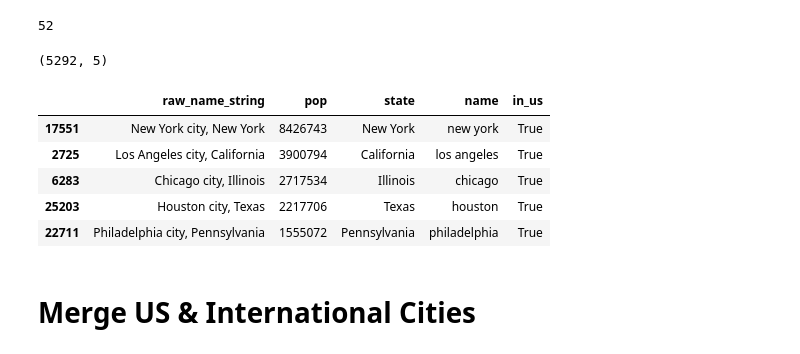
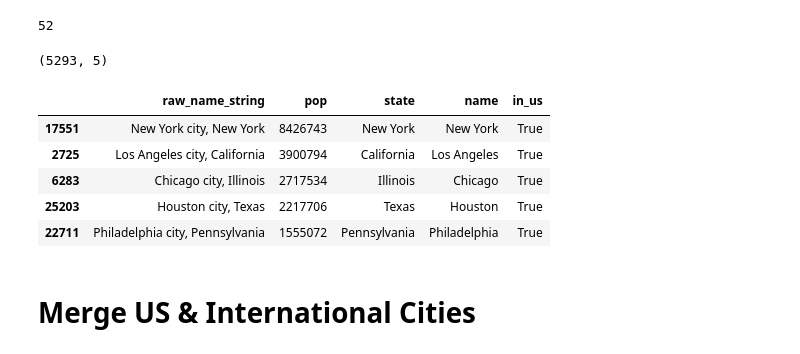
Before and after one commit to danieljsmarda/BodyTweets, a Jupyter notebook: tweets_code/geolocation.ipynb, the cells around one changed output. Drawn from its saved outputs; the diff is of its cells as text; code cells hidden in the pictures.

```diff
--- a/tweets_code/geolocation.ipynb
+++ b/tweets_code/geolocation.ipynb
@@ -123,25 +125,26 @@ len(us_cities_df['state'].unique())
 # %%
 # Load data and apply operations
 us_cities_df = pd.read_csv('../public_data/usacscities.csv', skiprows=1,
                           usecols=['Geographic Area Name', 'Estimate!!Total'])\
                            .set_axis(['raw_name_string', 'pop'], axis=1)
 us_cities_df = us_cities_df[us_cities_df['pop'] >= 5000] # Filter by population
 us_cities_df['state'] = us_cities_df['raw_name_string'].apply(extract_state)
 us_cities_df['name'] = us_cities_df.apply(tokenize_cityname, axis=1)\
-    .str.lower().str.replace('city', '')
+    .str.replace('City','')
+    #.str.lower().str.replace('city', '')
 us_cities_df = us_cities_df.sort_values('pop', ascending=False)\
                            .drop_duplicates(subset=['name'], keep='first')
 us_cities_df['in_us'] = True
 print(us_cities_df.shape)
 us_cities_df.head()
 # %% [output]
-(5292, 5)
+(5293, 5)
 |  | raw_name_string | pop | state | name | in_us |
-| 17551 | New York city, New York | 8426743 | New York | new york | True |
-| 2725 | Los Angeles city, California | 3900794 | California | los angeles | True |
-| 6283 | Chicago city, Illinois | 2717534 | Illinois | chicago | True |
-| 25203 | Houston city, Texas | 2217706 | Texas | houston | True |
-| 22711 | Philadelphia city, Pennsylvania | 1555072 | Pennsylvania | philadelphia | True |
+| 17551 | New York city, New York | 8426743 | New York | New York | True |
+| 2725 | Los Angeles city, California | 3900794 | California | Los Angeles | True |
+| 6283 | Chicago city, Illinois | 2717534 | Illinois | Chicago | True |
+| 25203 | Houston city, Texas | 2217706 | Texas | Houston | True |
+| 22711 | Philadelphia city, Pennsylvania | 1555072 | Pennsylvania | Philadelphia | True |
 # %% [markdown]
 # Merge US & International Cities
 # %%
```
Also changed, not shown: parts of 6 cells of this notebook, 1 other file.
